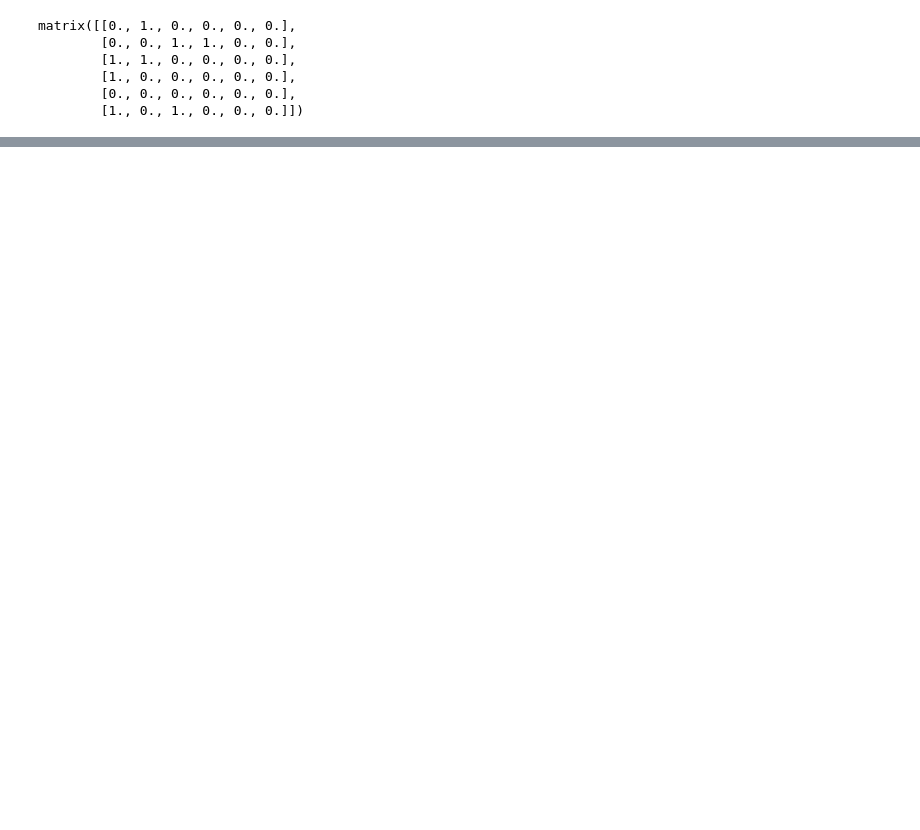
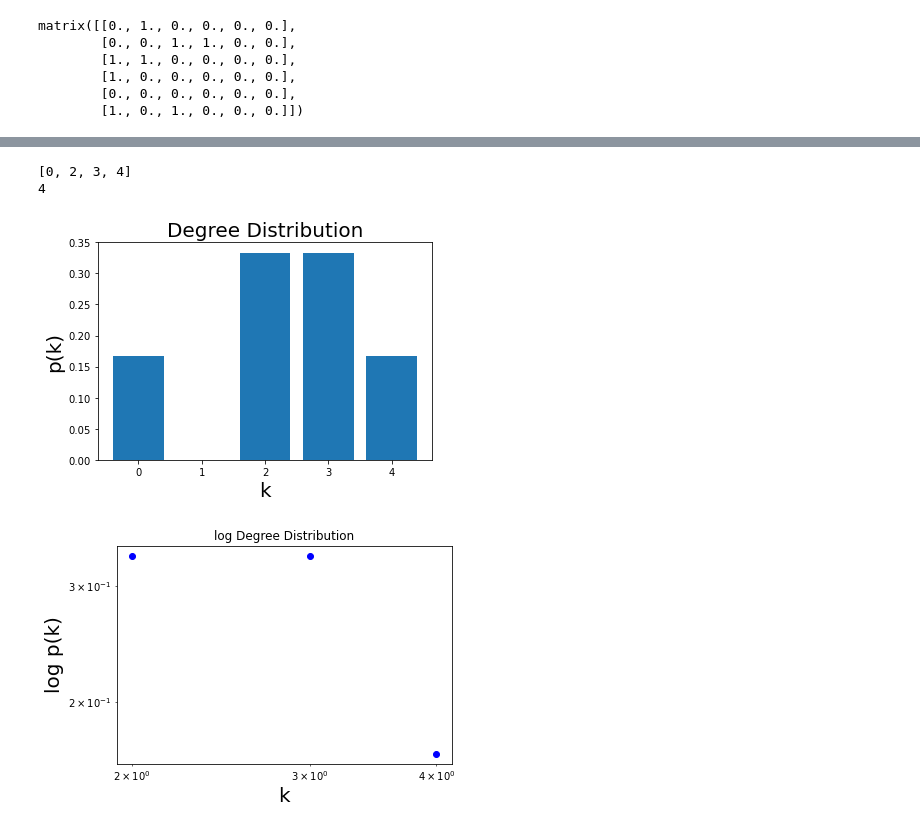
Before and after one commit to AnDrEwHaLiEm/Jupyter_Anaconda, a Jupyter notebook: lastTask.ipynb, the cells around one changed output, grey strips where cells are left out. Drawn from its saved outputs; the diff is of its cells as text; code cells hidden in the pictures; blank space fills up the shorter version.

```diff
--- a/lastTask.ipynb
+++ b/lastTask.ipynb
@@ -44,0 +104,7 @@ matrix([[0., 1., 0., 0., 0., 0.],
+# %%
+plot_degree_dist(g)
+# %% [output]
+[0, 2, 3, 4]
+4
+[figure, added]
+[figure, added]
```
Also changed, not shown: parts of 7 cells of this notebook.
